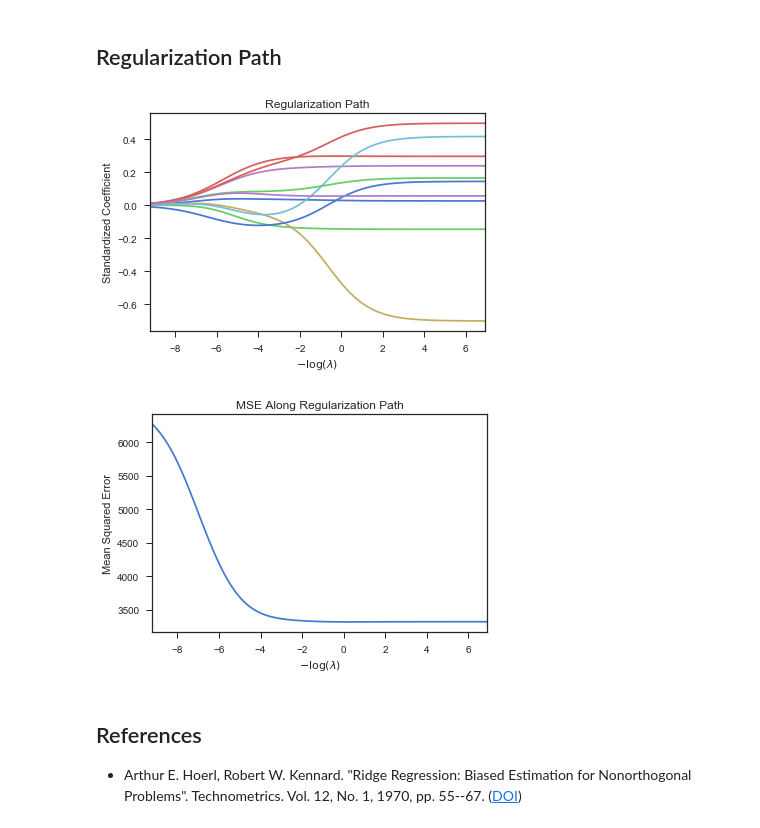
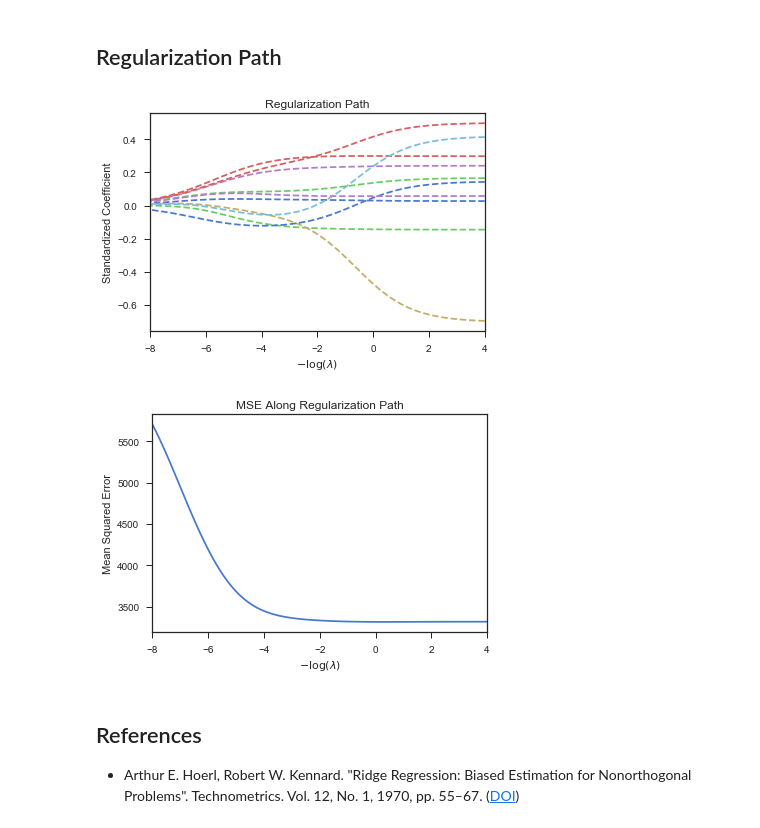
Before and after one commit to artemmavrin/StatTools, a Jupyter notebook: examples/Ridge Regression.ipynb, the cells around one changed output. Drawn from its saved outputs; the diff is of its cells as text; code cells hidden in the pictures.

```diff
--- a/examples/Ridge Regression.ipynb
+++ b/examples/Ridge Regression.ipynb
@@ -100,29 +100,29 @@ Full data MSE:  2910.112
 # %% [markdown]
 ## Regularization Path
 # %%
-lam_min = 1e-3
-lam_max = 1e4
+lam_min = np.exp(-4)
+lam_max = np.exp(8)
 
 lambdas = np.geomspace(start=lam_min, stop=lam_max, num=100)
 path = np.empty((len(lambdas), len(data.feature_names)))
 mses = np.empty(len(lambdas))
 for i, lam in enumerate(lambdas):
     model_ = Ridge(lam=lam).fit(x_train, y_train)
     mses[i] = model_.mse(x_test, y_test)
     path[i, :] = model_._coef
 
 plt.figure()
 for j in range(len(data.feature_names)):
-    plt.plot(-np.log(lambdas), path[:, j])
+    plt.plot(-np.log(lambdas), path[:, j], ls="--")
 
 plt.title("Regularization Path")
 plt.xlabel("$-\log(\lambda)$")
 plt.ylabel("Standardized Coefficient")
 plt.xlim((-np.log(lam_max), -np.log(lam_min)))
 plt.show()
 plt.close()
 # %% [output]
-[figure, old version]
+[figure, new version]
 # %%
 plt.figure()
 plt.plot(-np.log(lambdas), mses)
@@ -133,10 +133,10 @@ plt.xlim((-np.log(lam_max), -np.log(lam_min)))
 plt.show()
 plt.close()
 # %% [output]
-[figure, old version]
+[figure, new version]
 # %% [markdown]
 ## References
 
 * Arthur E. Hoerl, Robert W. Kennard.
   "Ridge Regression: Biased Estimation for Nonorthogonal Problems".
-  Technometrics. Vol. 12, No. 1, 1970, pp. 55--67. ([DOI](https://doi.org/10.2307/1267351))
+  Technometrics. Vol. 12, No. 1, 1970, pp. 55–67. ([DOI](https://doi.org/10.2307/1267351))
```
Also changed, not shown: parts of 2 cells of this notebook, 1 other file.
